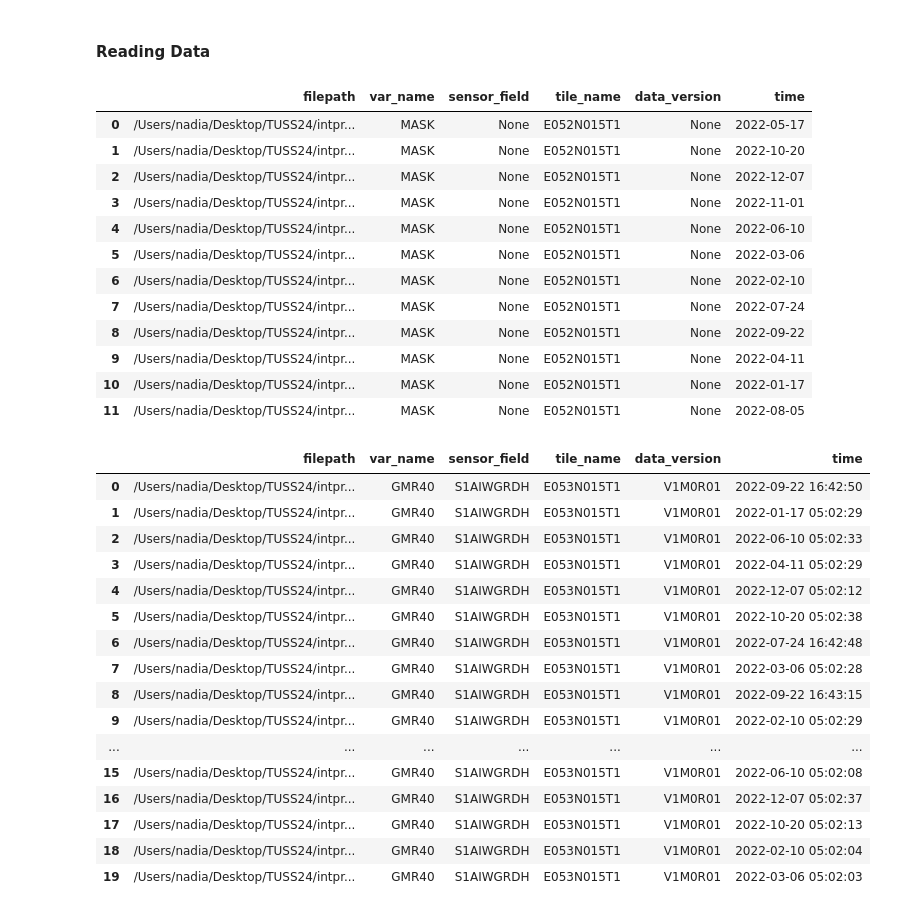
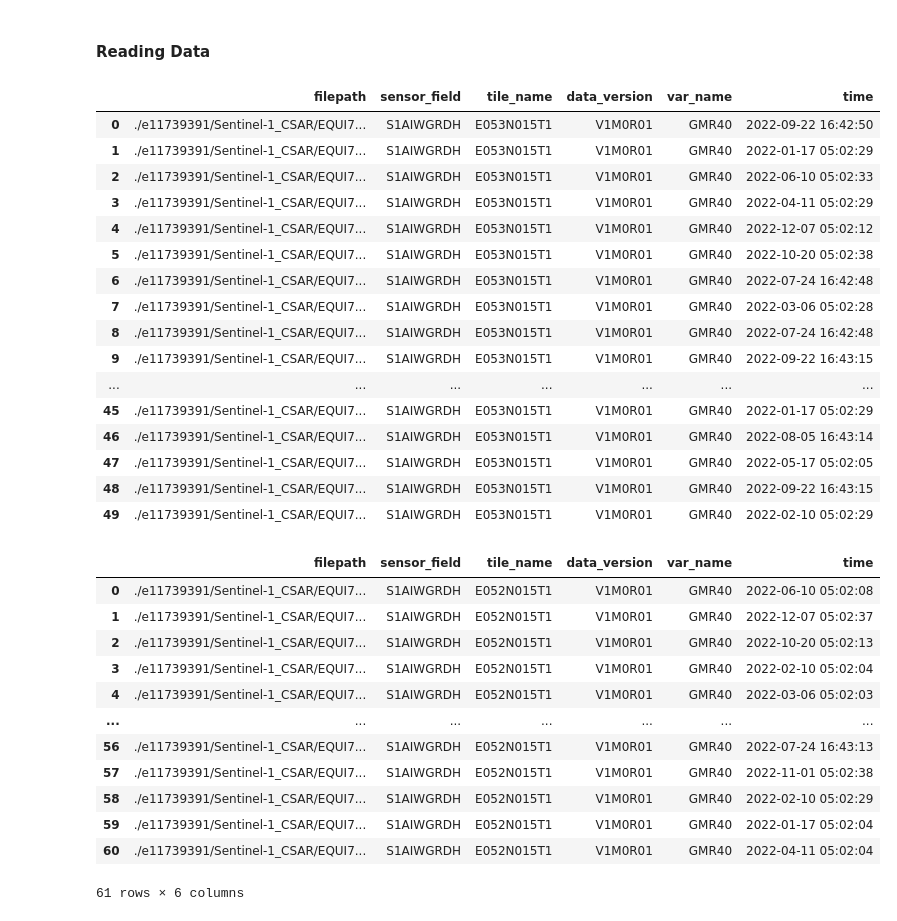
Before and after one commit to nadiaverdha/InterdisciplinaryProject, a Jupyter notebook: reading_data.ipynb, the cells around one changed output. Saved outputs shown, nothing was run; the diff lists cells and outputs as text; code cells hidden in the pictures.

```diff
--- a/reading_data.ipynb
+++ b/reading_data.ipynb
@@ -18,5 +30,5 @@ import pandas as pd
 #### Reading Data
 # %%
-tile_1 = r"/Users/nadia/Desktop/TUSS24/intproject/e11739391/Sentinel-1_CSAR/EQUI7_EU010M/E053N015T1"
+tile_1 = r"./e11739391/Sentinel-1_CSAR/EQUI7_EU010M/E053N015T1"
 tile_1 = glob.glob(os.path.join(tile_1, "*"))
 # %%
@@ -27,44 +39,44 @@ mask = r"/Users/nadia/Desktop/TUSS24/intproject/e11739391/reference/EQUI7_EU010M
 mask = glob.glob(os.path.join(mask, "*"))
 # %%
 dimensions = ["time", "tile_name", "var_name", "sensor_field", "data_version"]
-mask1_reader = DataCubeReader.from_filepaths(mask, fn_class=YeodaFilename, dimensions=dimensions,
-                                          stack_dimension="time", tile_dimension="tile_name")
-mask1_reader.file_register.head(20)
+tile1_reader = DataCubeReader.from_filepaths(tile_1, fn_class=YeodaFilename, dimensions=dimensions,
+                                             stack_dimension="time", tile_dimension="tile_name")
+tile1_reader.file_register.head(50)
 # %% [output]
-|  | filepath | var_name | sensor_field | tile_name | data_version | time |
-| 0 | /Users/nadia/Desktop/TUSS24/intpr... | MASK | None | E052N015T1 | None | 2022-05-17 |
-| 1 | /Users/nadia/Desktop/TUSS24/intpr... | MASK | None | E052N015T1 | None | 2022-10-20 |
-| 2 | /Users/nadia/Desktop/TUSS24/intpr... | MASK | None | E052N015T1 | None | 2022-12-07 |
-| 3 | /Users/nadia/Desktop/TUSS24/intpr... | MASK | None | E052N015T1 | None | 2022-11-01 |
-| 4 | /Users/nadia/Desktop/TUSS24/intpr... | MASK | None | E052N015T1 | None | 2022-06-10 |
-| 5 | /Users/nadia/Desktop/TUSS24/intpr... | MASK | None | E052N015T1 | None | 2022-03-06 |
-| 6 | /Users/nadia/Desktop/TUSS24/intpr... | MASK | None | E052N015T1 | None | 2022-02-10 |
-| 7 | /Users/nadia/Desktop/TUSS24/intpr... | MASK | None | E052N015T1 | None | 2022-07-24 |
-| 8 | /Users/nadia/Desktop/TUSS24/intpr... | MASK | None | E052N015T1 | None | 2022-09-22 |
-| 9 | /Users/nadia/Desktop/TUSS24/intpr... | MASK | None | E052N015T1 | None | 2022-04-11 |
-| 10 | /Users/nadia/Desktop/TUSS24/intpr... | MASK | None | E052N015T1 | None | 2022-01-17 |
-| 11 | /Users/nadia/Desktop/TUSS24/intpr... | MASK | None | E052N015T1 | None | 2022-08-05 |
+|  | filepath | sensor_field | tile_name | data_version | var_name | time |
+| 0 | ./e11739391/Sentinel-1_CSAR/EQUI7... | S1AIWGRDH | E053N015T1 | V1M0R01 | GMR40 | 2022-09-22 16:42:50 |
+| 1 | ./e11739391/Sentinel-1_CSAR/EQUI7... | S1AIWGRDH | E053N015T1 | V1M0R01 | GMR40 | 2022-01-17 05:02:29 |
+| 2 | ./e11739391/Sentinel-1_CSAR/EQUI7... | S1AIWGRDH | E053N015T1 | V1M0R01 | GMR40 | 2022-06-10 05:02:33 |
+| 3 | ./e11739391/Sentinel-1_CSAR/EQUI7... | S1AIWGRDH | E053N015T1 | V1M0R01 | GMR40 | 2022-04-11 05:02:29 |
+| 4 | ./e11739391/Sentinel-1_CSAR/EQUI7... | S1AIWGRDH | E053N015T1 | V1M0R01 | GMR40 | 2022-12-07 05:02:12 |
+| 5 | ./e11739391/Sentinel-1_CSAR/EQUI7... | S1AIWGRDH | E053N015T1 | V1M0R01 | GMR40 | 2022-10-20 05:02:38 |
+| 6 | ./e11739391/Sentinel-1_CSAR/EQUI7... | S1AIWGRDH | E053N015T1 | V1M0R01 | GMR40 | 2022-07-24 16:42:48 |
+| 7 | ./e11739391/Sentinel-1_CSAR/EQUI7... | S1AIWGRDH | E053N015T1 | V1M0R01 | GMR40 | 2022-03-06 05:02:28 |
+| 8 | ./e11739391/Sentinel-1_CSAR/EQUI7... | S1AIWGRDH | E053N015T1 | V1M0R01 | GMR40 | 2022-07-24 16:42:48 |
+| 9 | ./e11739391/Sentinel-1_CSAR/EQUI7... | S1AIWGRDH | E053N015T1 | V1M0R01 | GMR40 | 2022-09-22 16:43:15 |
+| ... | ... | ... | ... | ... | ... | ... |
+| 45 | ./e11739391/Sentinel-1_CSAR/EQUI7... | S1AIWGRDH | E053N015T1 | V1M0R01 | GMR40 | 2022-01-17 05:02:29 |
+| 46 | ./e11739391/Sentinel-1_CSAR/EQUI7... | S1AIWGRDH | E053N015T1 | V1M0R01 | GMR40 | 2022-08-05 16:43:14 |
+| 47 | ./e11739391/Sentinel-1_CSAR/EQUI7... | S1AIWGRDH | E053N015T1 | V1M0R01 | GMR40 | 2022-05-17 05:02:05 |
+| 48 | ./e11739391/Sentinel-1_CSAR/EQUI7... | S1AIWGRDH | E053N015T1 | V1M0R01 | GMR40 | 2022-09-22 16:43:15 |
+| 49 | ./e11739391/Sentinel-1_CSAR/EQUI7... | S1AIWGRDH | E053N015T1 | V1M0R01 | GMR40 | 2022-02-10 05:02:29 |
 # %%
-dimensions = ["time", "tile_name", "var_name", "sensor_field", "data_version"]
-tile1_reader = DataCubeReader.from_filepaths(tile_1, fn_class=YeodaFilename, dimensions=dimensions,
-                                          stack_dimension="time", tile_dimension="tile_name")
-tile1_reader.file_register.head(20)
+
+tile2_reader = DataCubeReader.from_filepaths(tile_2, fn_class=YeodaFilename, dimensions=dimensions,
+                                             stack_dimension="time", tile_dimension="tile_name")
+tile2_reader.file_register
 # %% [output]
-|  | filepath | var_name | sensor_field | tile_name | data_version | time |
-| 0 | /Users/nadia/Desktop/TUSS24/intpr... | GMR40 | S1AIWGRDH | E053N015T1 | V1M0R01 | 2022-09-22 16:42:50 |
-| 1 | /Users/nadia/Desktop/TUSS24/intpr... | GMR40 | S1AIWGRDH | E053N015T1 | V1M0R01 | 2022-01-17 05:02:29 |
-| 2 | /Users/nadia/Desktop/TUSS24/intpr... | GMR40 | S1AIWGRDH | E053N015T1 | V1M0R01 | 2022-06-10 05:02:33 |
-| 3 | /Users/nadia/Desktop/TUSS24/intpr... | GMR40 | S1AIWGRDH | E053N015T1 | V1M0R01 | 2022-04-11 05:02:29 |
-| 4 | /Users/nadia/Desktop/TUSS24/intpr... | GMR40 | S1AIWGRDH | E053N015T1 | V1M0R01 | 2022-12-07 05:02:12 |
-| 5 | /Users/nadia/Desktop/TUSS24/intpr... | GMR40 | S1AIWGRDH | E053N015T1 | V1M0R01 | 2022-10-20 05:02:38 |
-| 6 | /Users/nadia/Desktop/TUSS24/intpr... | GMR40 | S1AIWGRDH | E053N015T1 | V1M0R01 | 2022-07-24 16:42:48 |
-| 7 | /Users/nadia/Desktop/TUSS24/intpr... | GMR40 | S1AIWGRDH | E053N015T1 | V1M0R01 | 2022-03-06 05:02:28 |
-| 8 | /Users/nadia/Desktop/TUSS24/intpr... | GMR40 | S1AIWGRDH | E053N015T1 | V1M0R01 | 2022-09-22 16:43:15 |
-| 9 | /Users/nadia/Desktop/TUSS24/intpr... | GMR40 | S1AIWGRDH | E053N015T1 | V1M0R01 | 2022-02-10 05:02:29 |
+|  | filepath | sensor_field | tile_name | data_version | var_name | time |
+| 0 | ./e11739391/Sentinel-1_CSAR/EQUI7... | S1AIWGRDH | E052N015T1 | V1M0R01 | GMR40 | 2022-06-10 05:02:08 |
+| 1 | ./e11739391/Sentinel-1_CSAR/EQUI7... | S1AIWGRDH | E052N015T1 | V1M0R01 | GMR40 | 2022-12-07 05:02:37 |
+| 2 | ./e11739391/Sentinel-1_CSAR/EQUI7... | S1AIWGRDH | E052N015T1 | V1M0R01 | GMR40 | 2022-10-20 05:02:13 |
+| 3 | ./e11739391/Sentinel-1_CSAR/EQUI7... | S1AIWGRDH | E052N015T1 | V1M0R01 | GMR40 | 2022-02-10 05:02:04 |
+| 4 | ./e11739391/Sentinel-1_CSAR/EQUI7... | S1AIWGRDH | E052N015T1 | V1M0R01 | GMR40 | 2022-03-06 05:02:03 |
 | ... | ... | ... | ... | ... | ... | ... |
-| 15 | /Users/nadia/Desktop/TUSS24/intpr... | GMR40 | S1AIWGRDH | E053N015T1 | V1M0R01 | 2022-06-10 05:02:08 |
-| 16 | /Users/nadia/Desktop/TUSS24/intpr... | GMR40 | S1AIWGRDH | E053N015T1 | V1M0R01 | 2022-12-07 05:02:37 |
-| 17 | /Users/nadia/Desktop/TUSS24/intpr... | GMR40 | S1AIWGRDH | E053N015T1 | V1M0R01 | 2022-10-20 05:02:13 |
-| 18 | /Users/nadia/Desktop/TUSS24/intpr... | GMR40 | S1AIWGRDH | E053N015T1 | V1M0R01 | 2022-02-10 05:02:04 |
-| 19 | /Users/nadia/Desktop/TUSS24/intpr... | GMR40 | S1AIWGRDH | E053N015T1 | V1M0R01 | 2022-03-06 05:02:03 |
+| 56 | ./e11739391/Sentinel-1_CSAR/EQUI7... | S1AIWGRDH | E052N015T1 | V1M0R01 | GMR40 | 2022-07-24 16:43:13 |
+| 57 | ./e11739391/Sentinel-1_CSAR/EQUI7... | S1AIWGRDH | E052N015T1 | V1M0R01 | GMR40 | 2022-11-01 05:02:38 |
+| 58 | ./e11739391/Sentinel-1_CSAR/EQUI7... | S1AIWGRDH | E052N015T1 | V1M0R01 | GMR40 | 2022-02-10 05:02:29 |
+| 59 | ./e11739391/Sentinel-1_CSAR/EQUI7... | S1AIWGRDH | E052N015T1 | V1M0R01 | GMR40 | 2022-01-17 05:02:04 |
+| 60 | ./e11739391/Sentinel-1_CSAR/EQUI7... | S1AIWGRDH | E052N015T1 | V1M0R01 | GMR40 | 2022-04-11 05:02:04 |
+61 rows × 6 columns
 # %%
```
Also changed, not shown: parts of 18 cells of this notebook, 1 other file.
